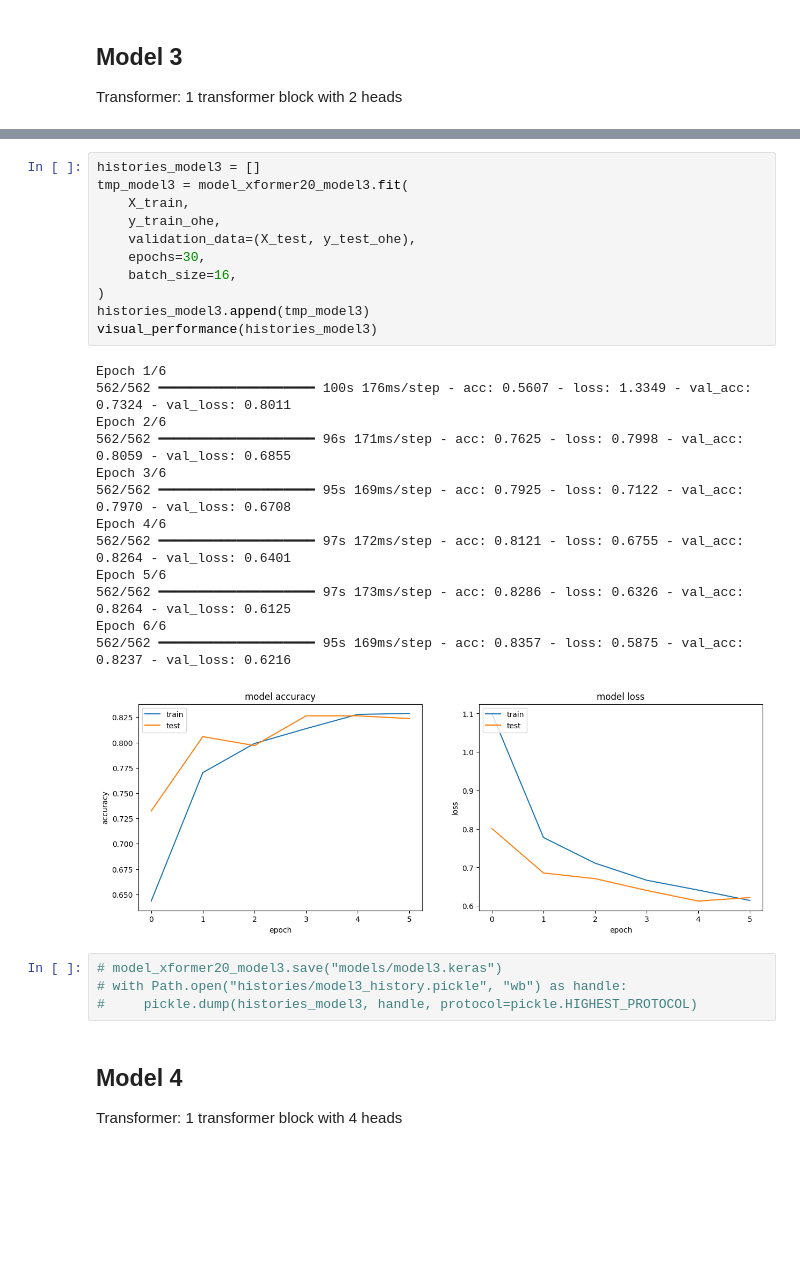
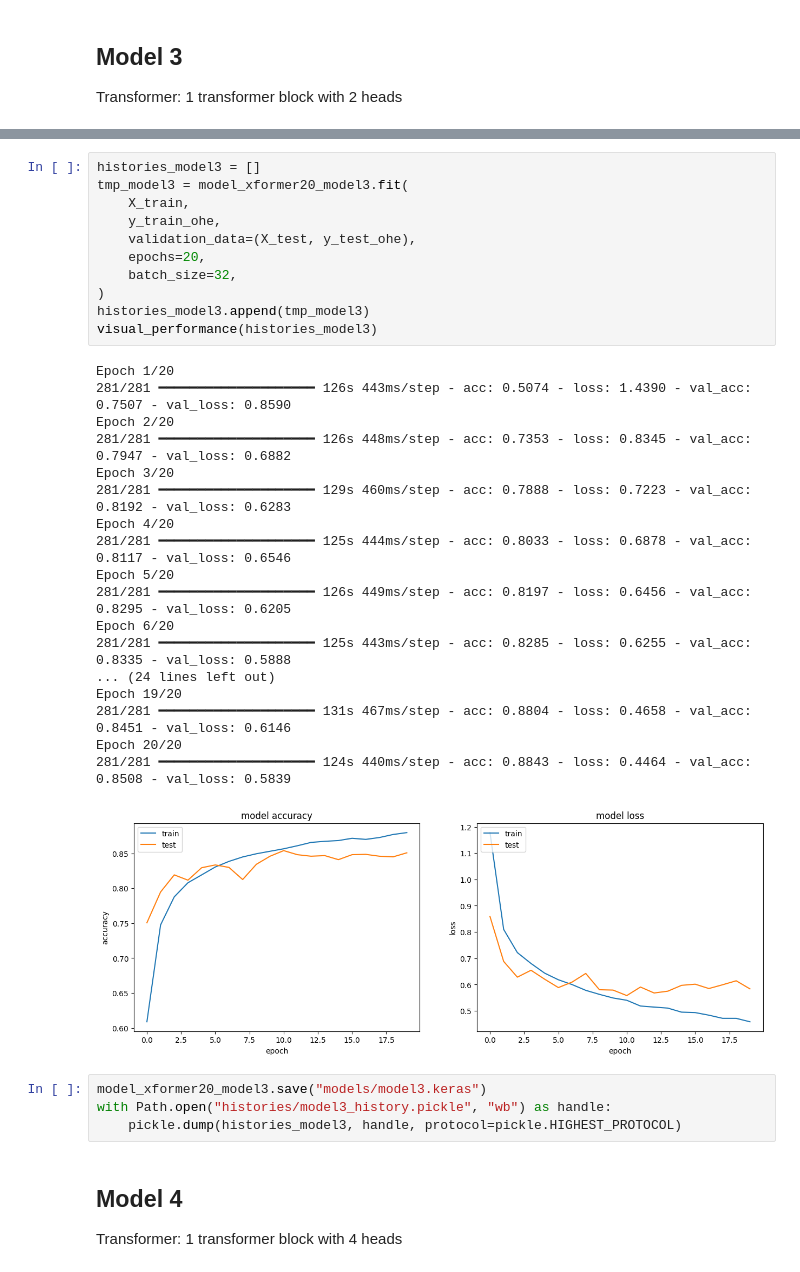
Before and after one commit to colew658/sequential_txt_clf, a Jupyter notebook: txt_clf.ipynb, the cells around one changed output, grey strips where cells are left out. Saved outputs shown, nothing was run; the diff lists cells and outputs as text; blank space fills up the shorter version.

Commit message:
Add transformer models

```diff
--- a/txt_clf.ipynb
+++ b/txt_clf.ipynb
@@ -672,32 +672,37 @@ None
 # %%
 histories_model3 = []
 tmp_model3 = model_xformer20_model3.fit(
     X_train,
     y_train_ohe,
     validation_data=(X_test, y_test_ohe),
-    epochs=30,
-    batch_size=16,
+    epochs=20,
+    batch_size=32,
 )
 histories_model3.append(tmp_model3)
 visual_performance(histories_model3)
 # %% [output]
-Epoch 1/6
-562/562 ━━━━━━━━━━━━━━━━━━━━ 100s 176ms/step - acc: 0.5607 - loss: 1.3349 - val_acc: 0.7324 - val_loss: 0.8011
-Epoch 2/6
-562/562 ━━━━━━━━━━━━━━━━━━━━ 96s 171ms/step - acc: 0.7625 - loss: 0.7998 - val_acc: 0.8059 - val_loss: 0.6855
-Epoch 3/6
-562/562 ━━━━━━━━━━━━━━━━━━━━ 95s 169ms/step - acc: 0.7925 - loss: 0.7122 - val_acc: 0.7970 - val_loss: 0.6708
-Epoch 4/6
-562/562 ━━━━━━━━━━━━━━━━━━━━ 97s 172ms/step - acc: 0.8121 - loss: 0.6755 - val_acc: 0.8264 - val_loss: 0.6401
-Epoch 5/6
-562/562 ━━━━━━━━━━━━━━━━━━━━ 97s 173ms/step - acc: 0.8286 - loss: 0.6326 - val_acc: 0.8264 - val_loss: 0.6125
-Epoch 6/6
-562/562 ━━━━━━━━━━━━━━━━━━━━ 95s 169ms/step - acc: 0.8357 - loss: 0.5875 - val_acc: 0.8237 - val_loss: 0.6216
+Epoch 1/20
+281/281 ━━━━━━━━━━━━━━━━━━━━ 126s 443ms/step - acc: 0.5074 - loss: 1.4390 - val_acc: 0.7507 - val_loss: 0.8590
+Epoch 2/20
+281/281 ━━━━━━━━━━━━━━━━━━━━ 126s 448ms/step - acc: 0.7353 - loss: 0.8345 - val_acc: 0.7947 - val_loss: 0.6882
+Epoch 3/20
+281/281 ━━━━━━━━━━━━━━━━━━━━ 129s 460ms/step - acc: 0.7888 - loss: 0.7223 - val_acc: 0.8192 - val_loss: 0.6283
+Epoch 4/20
+281/281 ━━━━━━━━━━━━━━━━━━━━ 125s 444ms/step - acc: 0.8033 - loss: 0.6878 - val_acc: 0.8117 - val_loss: 0.6546
+Epoch 5/20
+281/281 ━━━━━━━━━━━━━━━━━━━━ 126s 449ms/step - acc: 0.8197 - loss: 0.6456 - val_acc: 0.8295 - val_loss: 0.6205
+Epoch 6/20
+281/281 ━━━━━━━━━━━━━━━━━━━━ 125s 443ms/step - acc: 0.8285 - loss: 0.6255 - val_acc: 0.8335 - val_loss: 0.5888
+... (24 lines left out)
+Epoch 19/20
+281/281 ━━━━━━━━━━━━━━━━━━━━ 131s 467ms/step - acc: 0.8804 - loss: 0.4658 - val_acc: 0.8451 - val_loss: 0.6146
+Epoch 20/20
+281/281 ━━━━━━━━━━━━━━━━━━━━ 124s 440ms/step - acc: 0.8843 - loss: 0.4464 - val_acc: 0.8508 - val_loss: 0.5839
-[figure, old version]
+[figure, new version]
 # %%
-# model_xformer20_model3.save("models/model3.keras")
-# with Path.open("histories/model3_history.pickle", "wb") as handle:
-#     pickle.dump(histories_model3, handle, protocol=pickle.HIGHEST_PROTOCOL)
+model_xformer20_model3.save("models/model3.keras")
+with Path.open("histories/model3_history.pickle", "wb") as handle:
+    pickle.dump(histories_model3, handle, protocol=pickle.HIGHEST_PROTOCOL)
 # %% [markdown]
 ## Model 4
 
```
Also changed, not shown: parts of 7 cells of this notebook, 6 other files.
